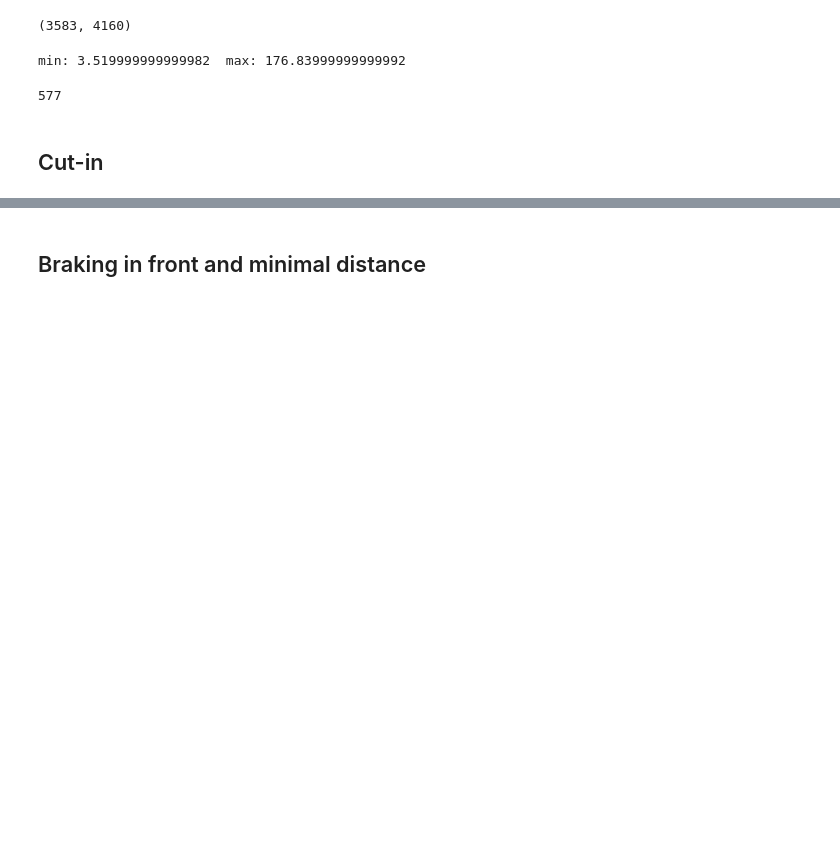
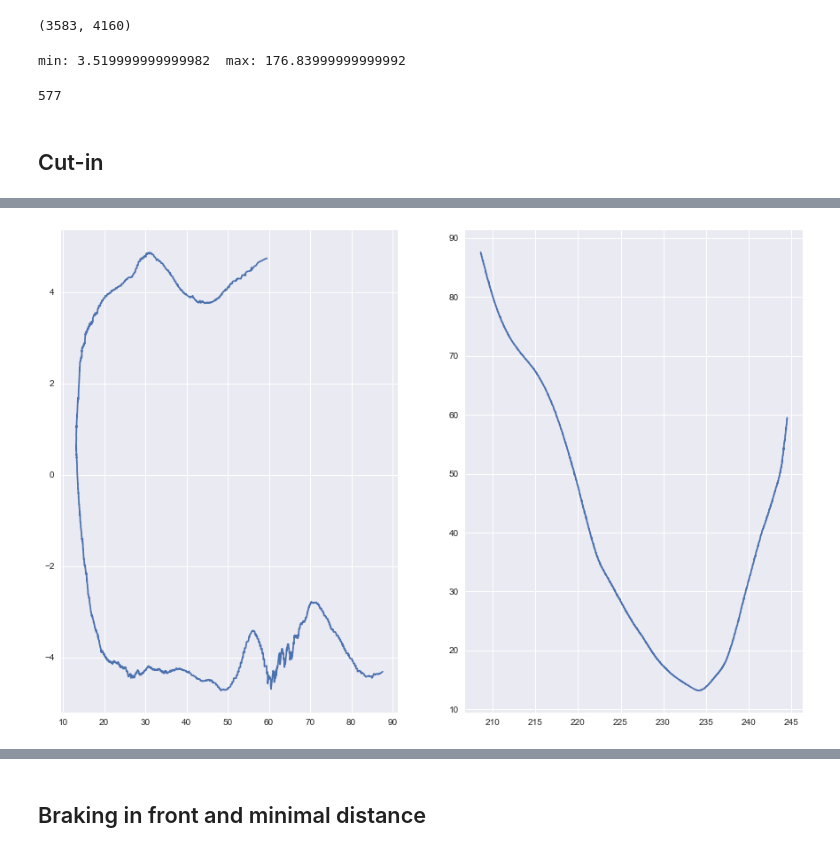
Before and after one commit to beatricetinto/Internship_Esteco, a Jupyter notebook: Improved_scenario_mining.ipynb, the cells around one changed output, grey strips where cells are left out. Drawn from its saved outputs; the diff is of its cells as text; code cells hidden in the pictures; blank space fills up the shorter version.

```diff
--- a/Improved_scenario_mining.ipynb
+++ b/Improved_scenario_mining.ipynb
@@ -206,0 +218,7 @@ len(l), len(v_merge)-len(l)
+# %%
+figure, axis = plt.subplots(1,2)
+axis[0].plot(usable_traj[k].Target_dx, usable_traj[k].Target_dy)
+axis[1].plot(usable_traj[k].Target_dx)
+plt.show()
+# %% [output]
+[figure, added]
```
Also changed, not shown: parts of 20 cells of this notebook.
